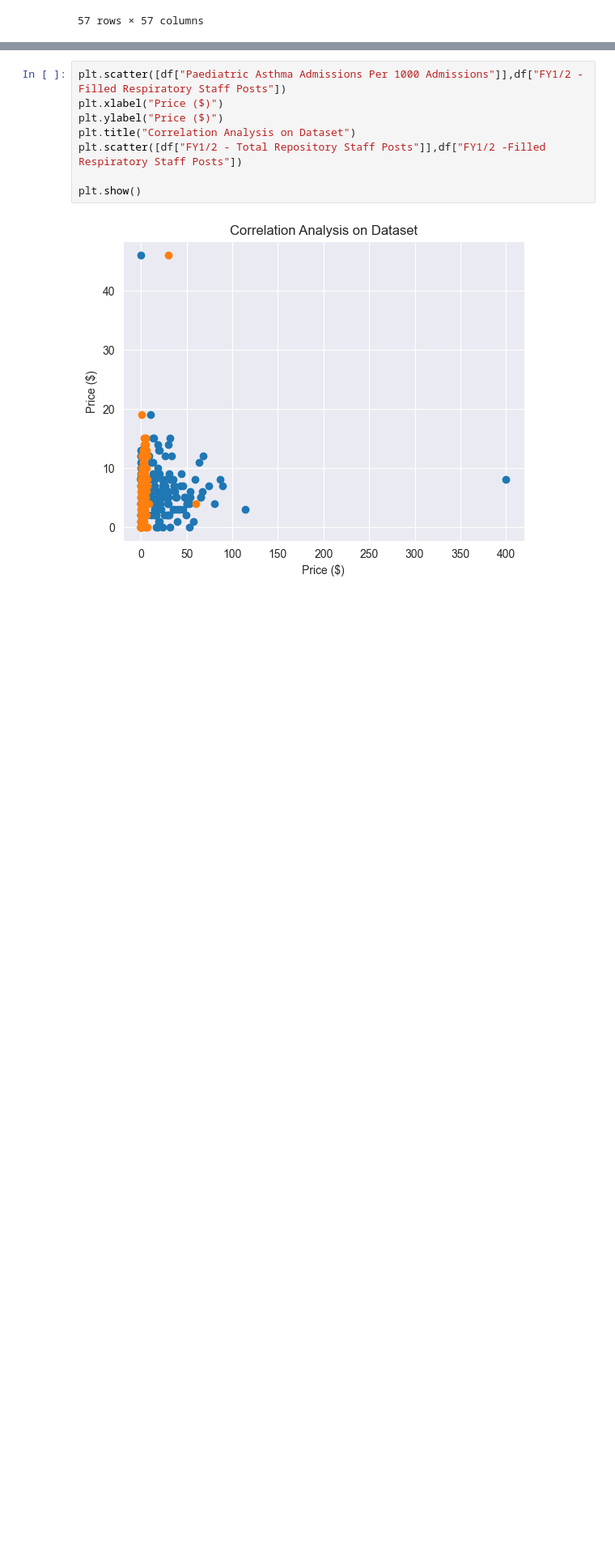
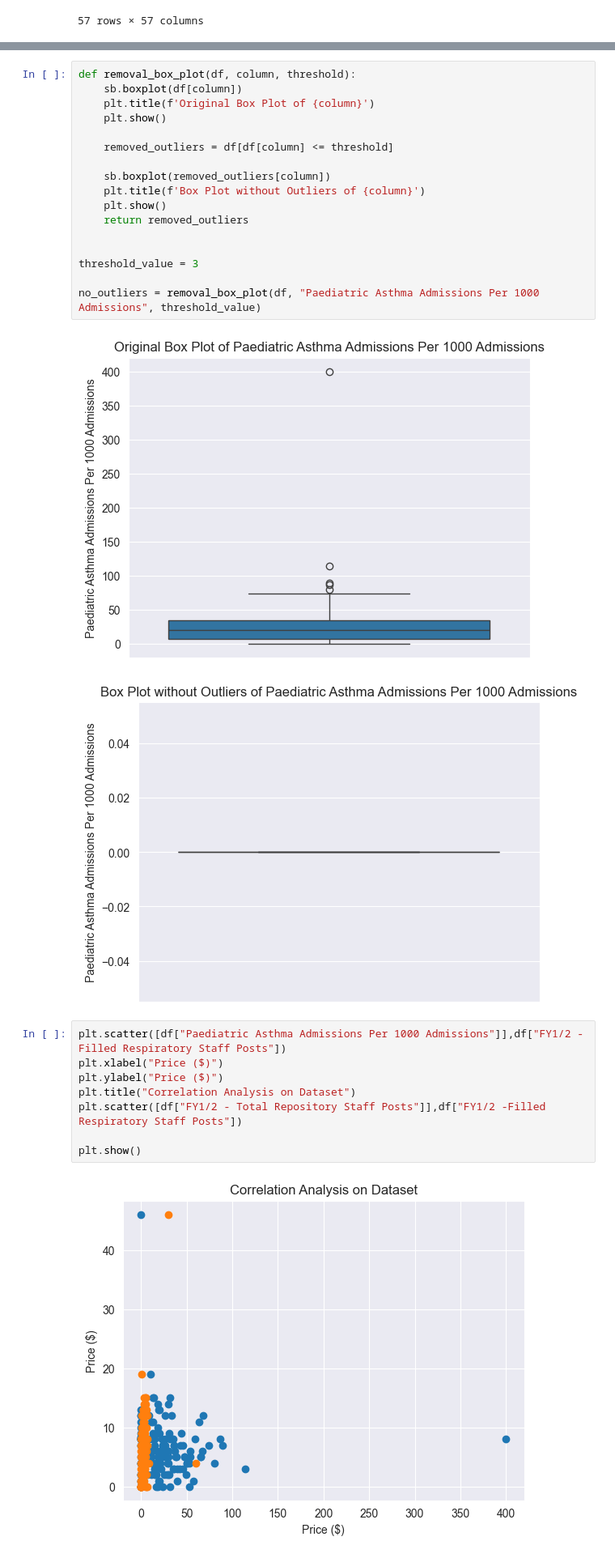
Before and after one commit to hannahannx/asthma-data-analysis, a Jupyter notebook: notebooks/data_exploration_analysis.ipynb, the cells around one changed output, grey strips where cells are left out. Shown at 81% size. Cells and saved outputs as stored; diff of their text form; blank space fills up the shorter version.

```diff
--- a/notebooks/data_exploration_analysis.ipynb
+++ b/notebooks/data_exploration_analysis.ipynb
@@ -228,6 +228,26 @@ figure.update_layout(title="Correlation Analysis on Dataset",margin=dict(t=50, b
 figure.show()
 # %% [output]
 [interactive output not drawn]
+# %%
+def removal_box_plot(df, column, threshold):
+    sb.boxplot(df[column])
+    plt.title(f'Original Box Plot of {column}')
+    plt.show()
+
+    removed_outliers = df[df[column] <= threshold]
+
+    sb.boxplot(removed_outliers[column])
+    plt.title(f'Box Plot without Outliers of {column}')
+    plt.show()
+    return removed_outliers
+
+
+threshold_value = 3
+
+no_outliers = removal_box_plot(df, "Paediatric Asthma Admissions Per 1000 Admissions", threshold_value)
+# %% [output]
+[figure, added]
+[figure, added]
 # %%
 plt.scatter([df["Paediatric Asthma Admissions Per 1000 Admissions"]],df["FY1/2 -Filled Respiratory Staff Posts"])
 plt.xlabel("Price ($)")
```
